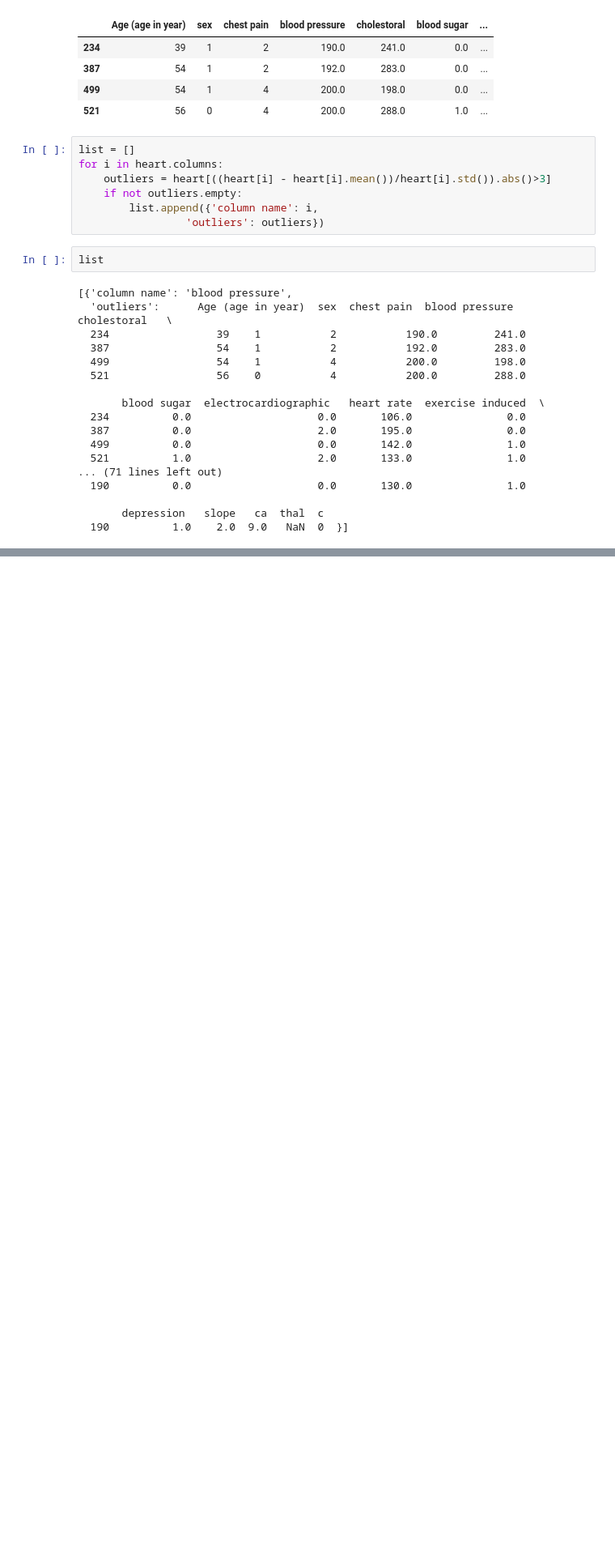
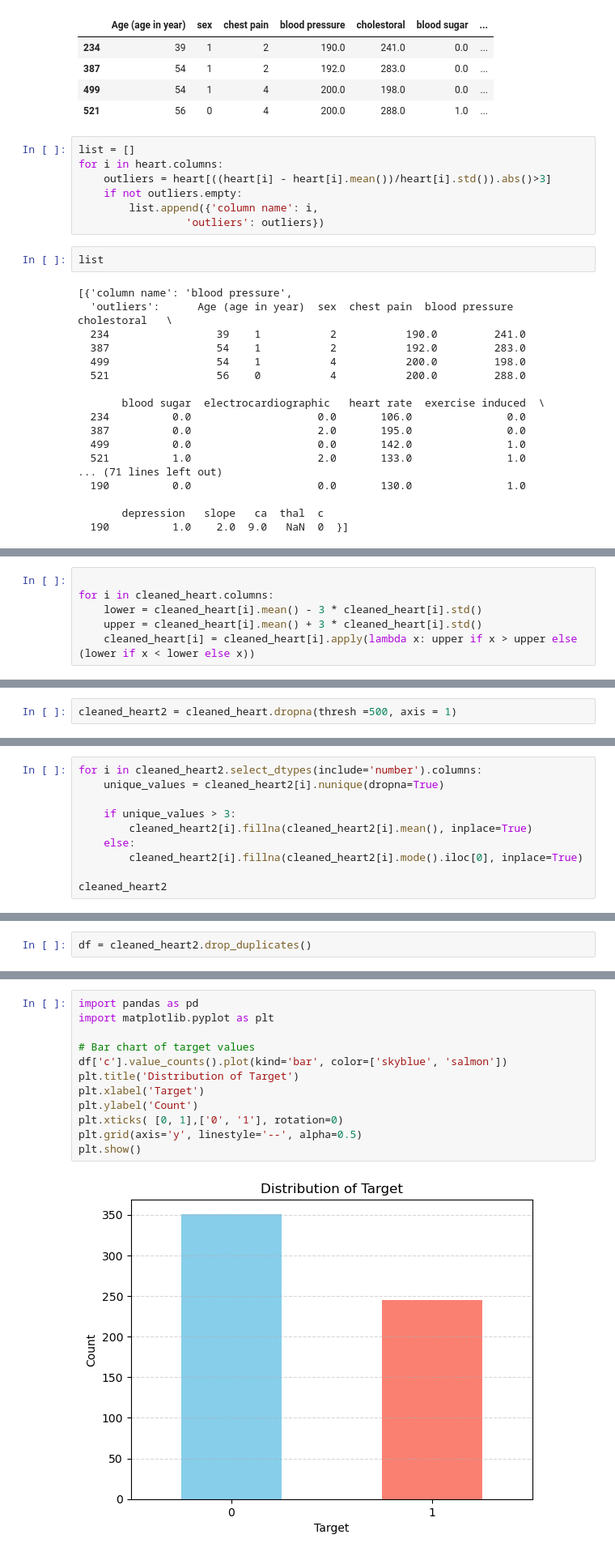
Before and after one commit to FatemehKashfi/Heart-Analysis, a Jupyter notebook: heart_data.ipynb, the cells around one changed output, grey strips where cells are left out. Shown at 81% size. Drawn from its saved outputs; the diff is of its cells as text; blank space fills up the shorter version.

Commit message:
Cleaning part
I have cleaned missing values. I have started EDA.

```diff
--- a/heart_data.ipynb
+++ b/heart_data.ipynb
@@ -208,0 +224,6 @@ list
+# %%
+
+for i in cleaned_heart.columns:
+    lower = cleaned_heart[i].mean() - 3 * cleaned_heart[i].std()
+    upper = cleaned_heart[i].mean() + 3 * cleaned_heart[i].std()
+    cleaned_heart[i] = cleaned_heart[i].apply(lambda x: upper if x > upper else (lower if x < lower else x))
@@ -208,0 +286,2 @@ list
+# %%
+cleaned_heart2 = cleaned_heart.dropna(thresh =500, axis = 1)
@@ -208,0 +311,10 @@ list
+# %%
+for i in cleaned_heart2.select_dtypes(include='number').columns:
+    unique_values = cleaned_heart2[i].nunique(dropna=True)
+
+    if unique_values > 3:
+        cleaned_heart2[i].fillna(cleaned_heart2[i].mean(), inplace=True)
+    else:
+        cleaned_heart2[i].fillna(cleaned_heart2[i].mode().iloc[0], inplace=True)
+
+cleaned_heart2
@@ -208,0 +367,2 @@ list
+# %%
+df = cleaned_heart2.drop_duplicates()
@@ -208,0 +397,14 @@ list
+# %%
+import pandas as pd
+import matplotlib.pyplot as plt
+
+# Bar chart of target values
+df['c'].value_counts().plot(kind='bar', color=['skyblue', 'salmon'])
+plt.title('Distribution of Target')
+plt.xlabel('Target')
+plt.ylabel('Count')
+plt.xticks( [0, 1],['0', '1'], rotation=0)
+plt.grid(axis='y', linestyle='--', alpha=0.5)
+plt.show()
+# %% [output]
+[figure, added]
```
Also changed, not shown: parts of 22 cells of this notebook.
